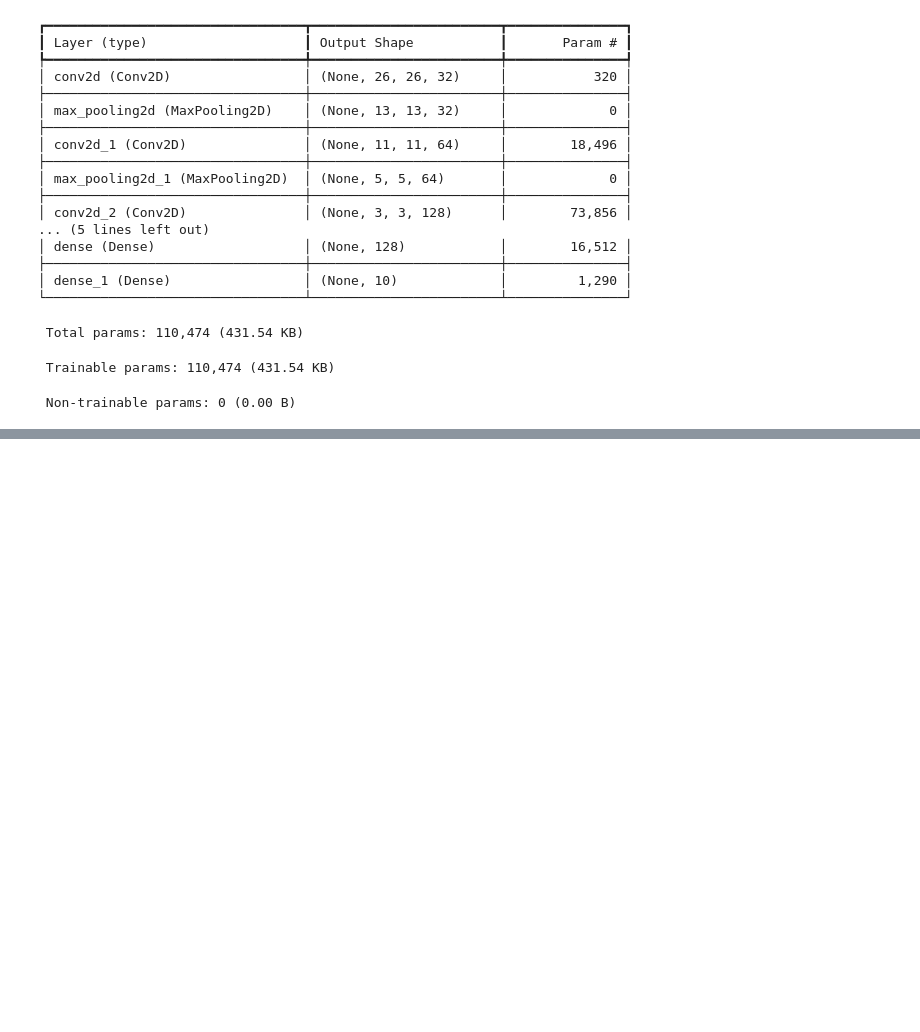
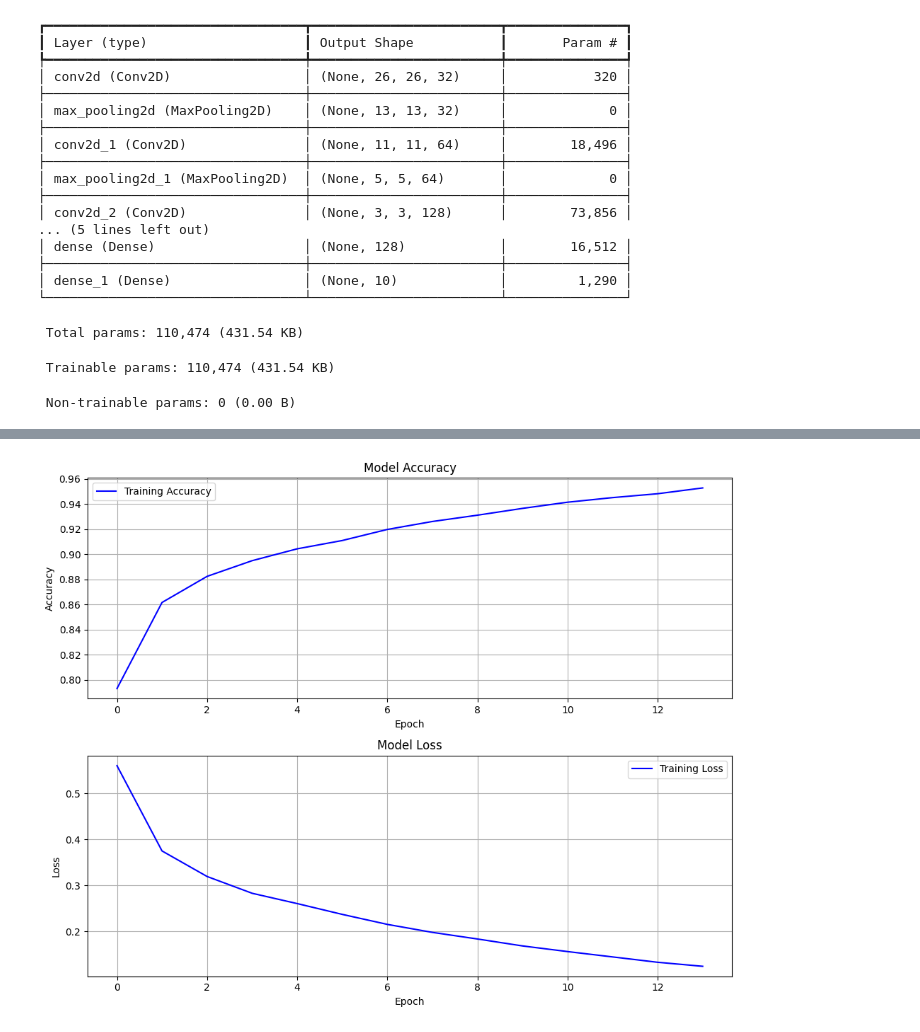
Before and after one commit to Cleign1/algoritma-deep-learning-gundar, a Jupyter notebook: tugas2/fashion_mnist.ipynb, the cells around one changed output, grey strips where cells are left out. Cells and saved outputs as stored; diff of their text form; code cells hidden in the pictures; blank space fills up the shorter version.

```diff
--- a/tugas2/fashion_mnist.ipynb
+++ b/tugas2/fashion_mnist.ipynb
@@ -231,0 +222,32 @@ plot_fashion_mnist_image_with_histogram(model, test_images, test_labels, class_n
+# %%
+import matplotlib.pyplot as plt
+
+# Create figure and subplots
+fig, (ax1, ax2) = plt.subplots(2, 1, figsize=(10,8))
+
+# Plot metrics
+ax1.plot(history.history['accuracy'], 'b-', label='Training Accuracy')
+if 'val_accuracy' in history.history:
+    ax1.plot(history.history['val_accuracy'], 'r--', label='Validation Accuracy')
+ax1.set_title('Model Accuracy')
+ax1.set_xlabel('Epoch')
+ax1.set_ylabel('Accuracy')
+ax1.legend()
+ax1.grid(True)
+
+ax2.plot(history.history['loss'], 'b-', label='Training Loss')
+if 'val_loss' in history.history:
+    ax2.plot(history.history['val_loss'], 'r--', label='Validation Loss')
+ax2.set_title('Model Loss')
+ax2.set_xlabel('Epoch')
+ax2.set_ylabel('Loss')
+ax2.legend()
+ax2.grid(True)
+
+plt.tight_layout()
+
+# Save plot
+plt.savefig('training_history_tugas2.png', dpi=300, bbox_inches='tight')
+plt.show()
+# %% [output]
+[figure, added]
```
Also changed, not shown: parts of 6 cells of this notebook.
